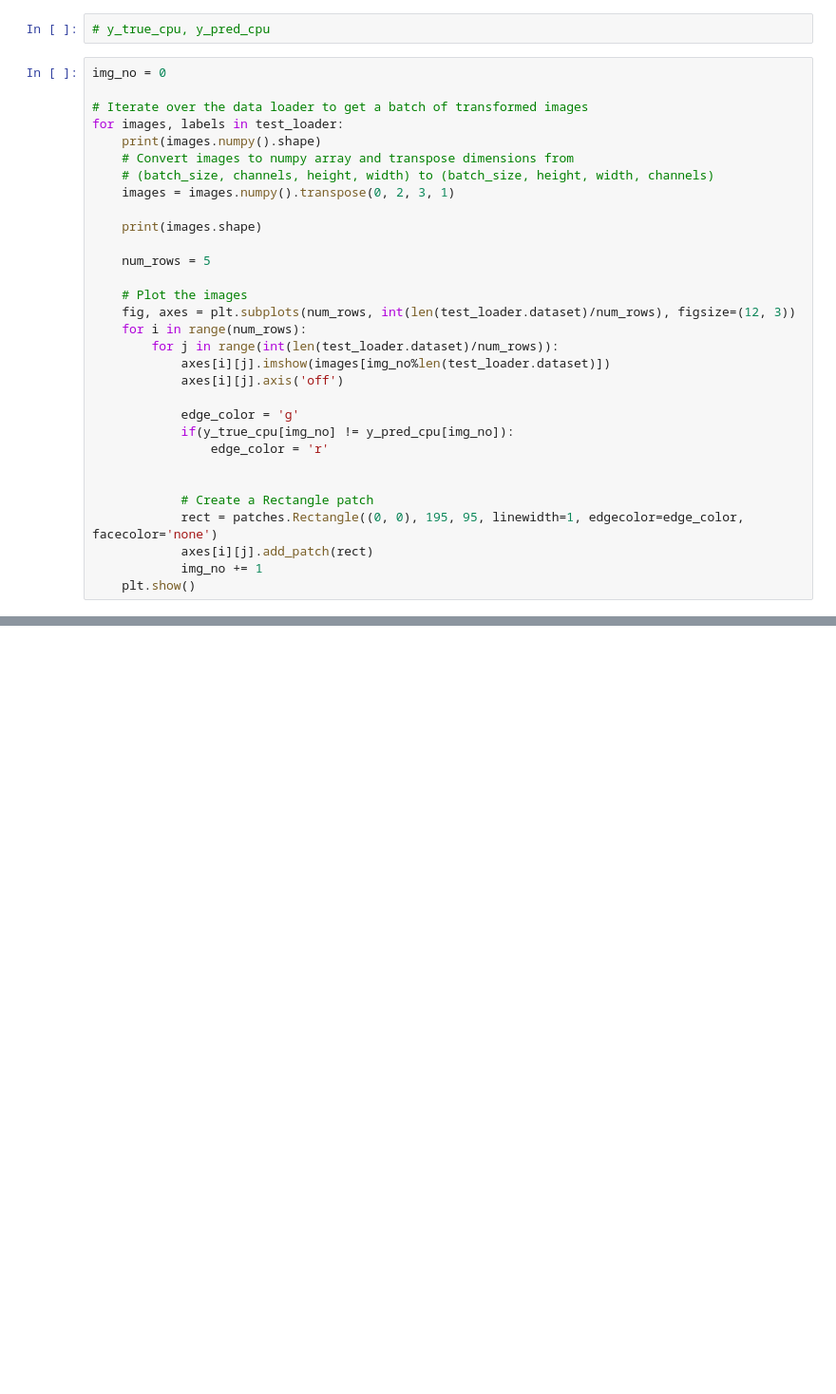
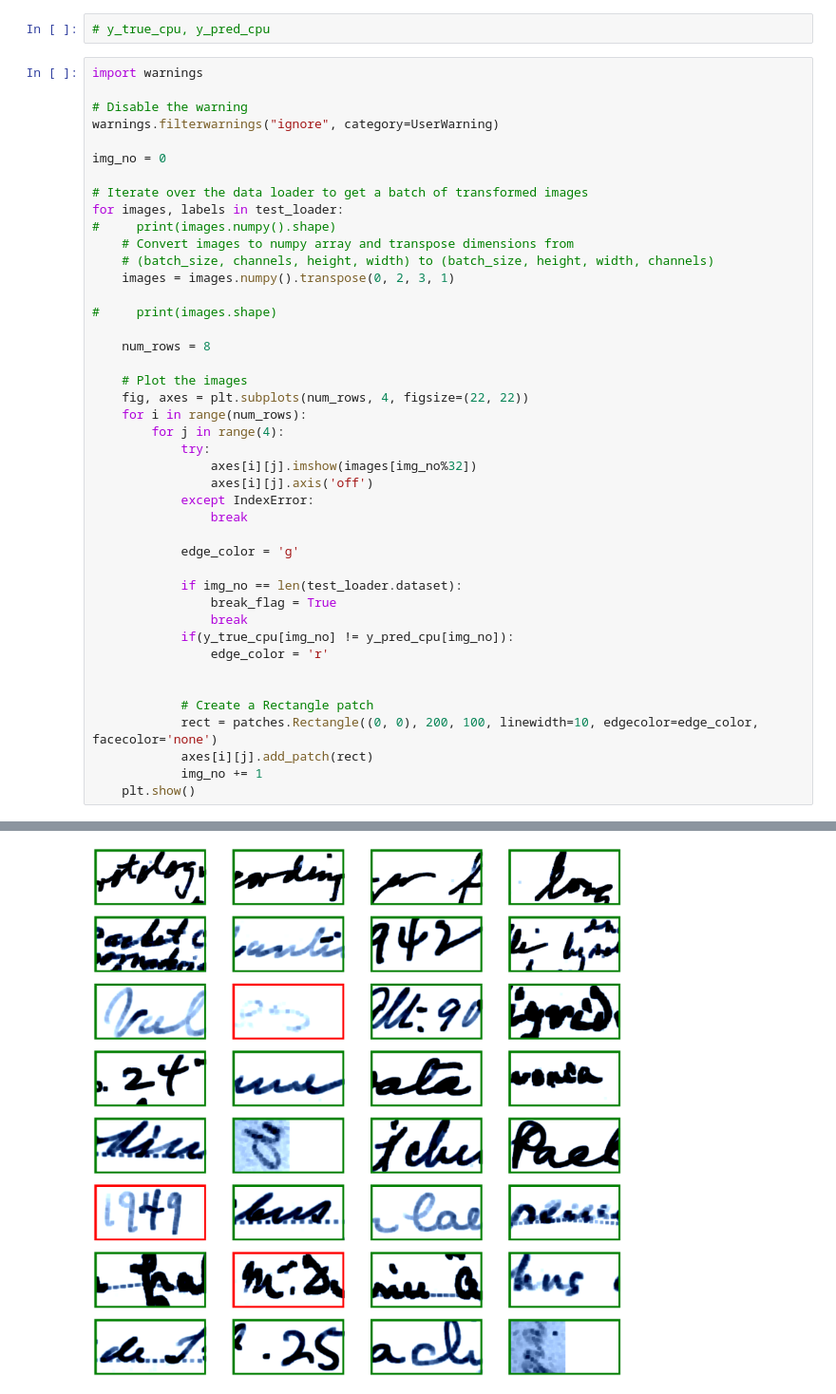
Before and after one commit to BU-Spark/ml-herbarium, a Jupyter notebook: trocr/evaluation-dataset/handwritten-typed-text-classification/Classifier.ipynb, the cells around one changed output, grey strips where cells are left out. Shown at 95% size. Drawn from its saved outputs; the diff is of its cells as text; blank space fills up the shorter version.

```diff
--- a/trocr/evaluation-dataset/handwritten-typed-text-classification/Classifier.ipynb
+++ b/trocr/evaluation-dataset/handwritten-typed-text-classification/Classifier.ipynb
@@ -385,33 +657,45 @@ test_correct/len(test_loader.dataset)
 # %%
 # y_true_cpu, y_pred_cpu
 # %%
+import warnings
+
+# Disable the warning
+warnings.filterwarnings("ignore", category=UserWarning)
+
 img_no = 0
 
 # Iterate over the data loader to get a batch of transformed images
 for images, labels in test_loader:
-    print(images.numpy().shape)
+#     print(images.numpy().shape)
     # Convert images to numpy array and transpose dimensions from
     # (batch_size, channels, height, width) to (batch_size, height, width, channels)
     images = images.numpy().transpose(0, 2, 3, 1)
 
-    print(images.shape)
+#     print(images.shape)
 
-    num_rows = 5
+    num_rows = 8
 
     # Plot the images
-    fig, axes = plt.subplots(num_rows, int(len(test_loader.dataset)/num_rows), figsize=(12, 3))
+    fig, axes = plt.subplots(num_rows, 4, figsize=(22, 22))
     for i in range(num_rows):
-        for j in range(int(len(test_loader.dataset)/num_rows)):
-            axes[i][j].imshow(images[img_no%len(test_loader.dataset)])
-            axes[i][j].axis('off')
+        for j in range(4):
+            try:
+                axes[i][j].imshow(images[img_no%32])
+                axes[i][j].axis('off')
+            except IndexError:
+                break
 
             edge_color = 'g'
+
+            if img_no == len(test_loader.dataset):
+                break_flag = True
+                break
             if(y_true_cpu[img_no] != y_pred_cpu[img_no]):
                 edge_color = 'r'
 
 
             # Create a Rectangle patch
-            rect = patches.Rectangle((0, 0), 195, 95, linewidth=1, edgecolor=edge_color, facecolor='none')
+            rect = patches.Rectangle((0, 0), 200, 100, linewidth=10, edgecolor=edge_color, facecolor='none')
             axes[i][j].add_patch(rect)
             img_no += 1
     plt.show()
@@ -421,3 +720,4 @@ for images, labels in test_loader:
+[figure, new version]
 Clipping input data to the valid range for imshow with RGB data ([0..1] for floats or [0..255] for integers).
 Clipping input data to the valid range for imshow with RGB data ([0..1] for floats or [0..255] for integers).
 Clipping input data to the valid range for imshow with RGB data ([0..1] for floats or [0..255] for integers).
```
Also changed, not shown: parts of 27 cells of this notebook, 1 other file.
